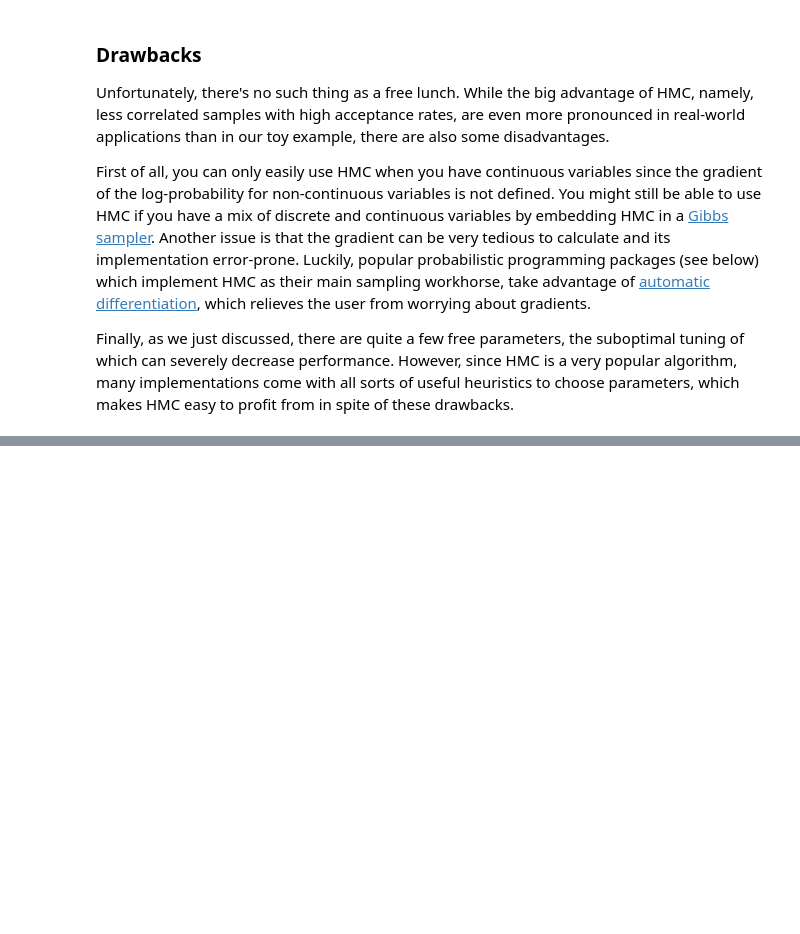
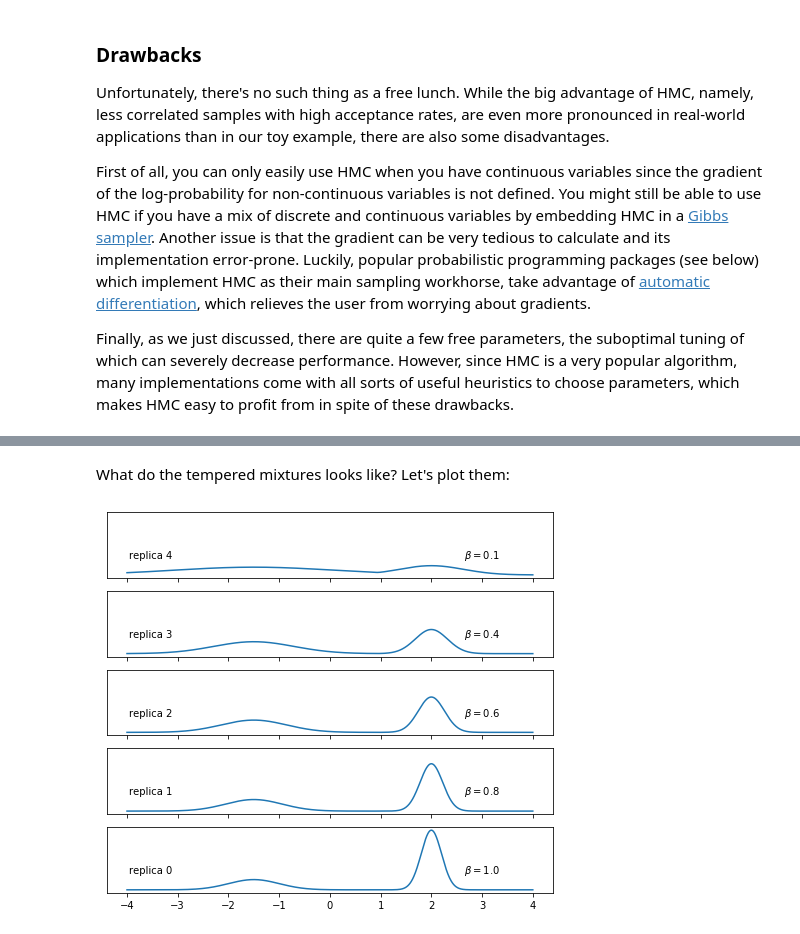
Before and after one commit to tweag/blog-resources, a Jupyter notebook: mcmc-intro/mcmc_introduction.ipynb, the cells around one changed output, grey strips where cells are left out. Cells and saved outputs as stored; diff of their text form; code cells hidden in the pictures; blank space fills up the shorter version.

```diff
--- a/mcmc-intro/mcmc_introduction.ipynb
+++ b/mcmc-intro/mcmc_introduction.ipynb
@@ -1022,0 +1064,27 @@ Whether you now decide to take a deep dive into HMC or you're just content to ha
+# %%
+mix_params = dict(mu1=-1.5, mu2=2.0, sigma1=0.5, sigma2=0.2, w1=0.3, w2=0.7)
+mixture = GaussianMixture(**mix_params)
+temperatures = [0.1, 0.4, 0.6, 0.8, 1.0]
+# %% [markdown]
+What do the tempered mixtures looks like? Let's plot them:
+# %%
+from scipy.integrate import quad
+
+def plot_tempered_distributions(log_prob, temperatures, axes, xlim=(-4, 4)):
+    xspace = np.linspace(*xlim, 1000)
+    for i, (temp, ax) in enumerate(zip(temperatures, axes)):
+        pdf = lambda x: np.exp(temp * log_prob(x))
+        Z = quad(pdf, -1000, 1000)[0]
+        ax.plot(xspace, np.array(list(map(pdf, xspace))) / Z)
+        ax.text(0.8, 0.3, r'$\beta={}$'.format(temp), transform=ax.transAxes)
+        ax.text(0.05, 0.3, 'replica {}'.format(len(temperatures) - i - 1),
+                transform=ax.transAxes)
+        ax.set_yticks(())
+    plt.show()
+
+fig, axes = plt.subplots(len(temperatures), 1, sharex=True, sharey=True,
+                        figsize=(8, 7))
+plot_tempered_distributions(mixture.log_prob, temperatures, axes)
+plt.show()
+# %% [output]
+[figure, added]
```
Also changed, not shown: parts of 25 cells of this notebook.
